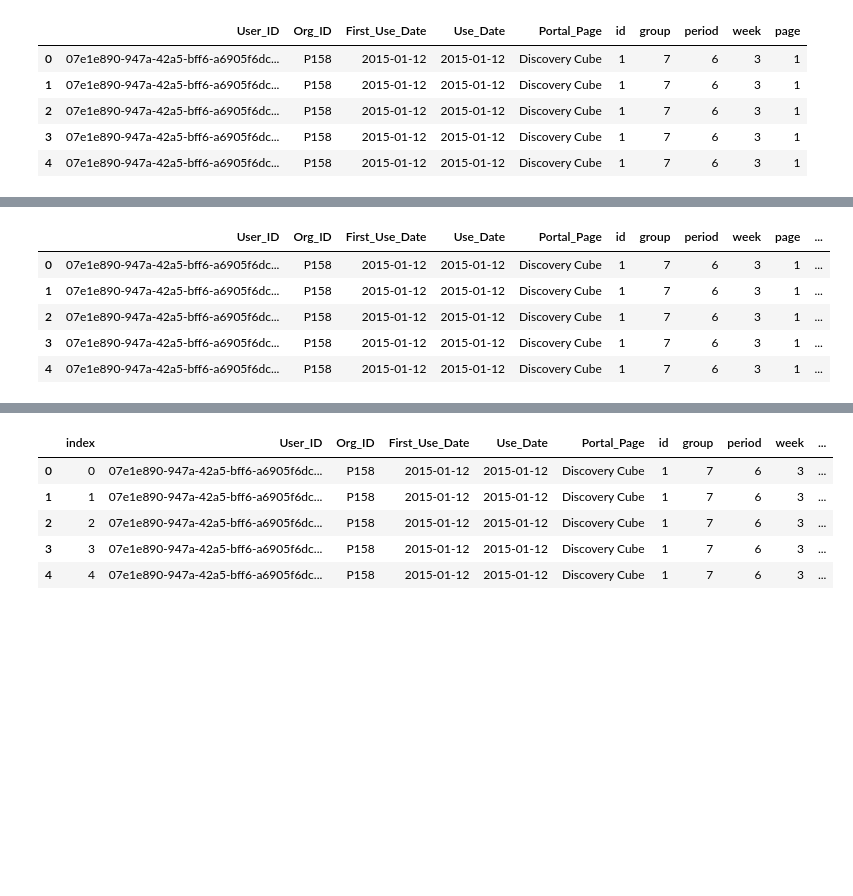
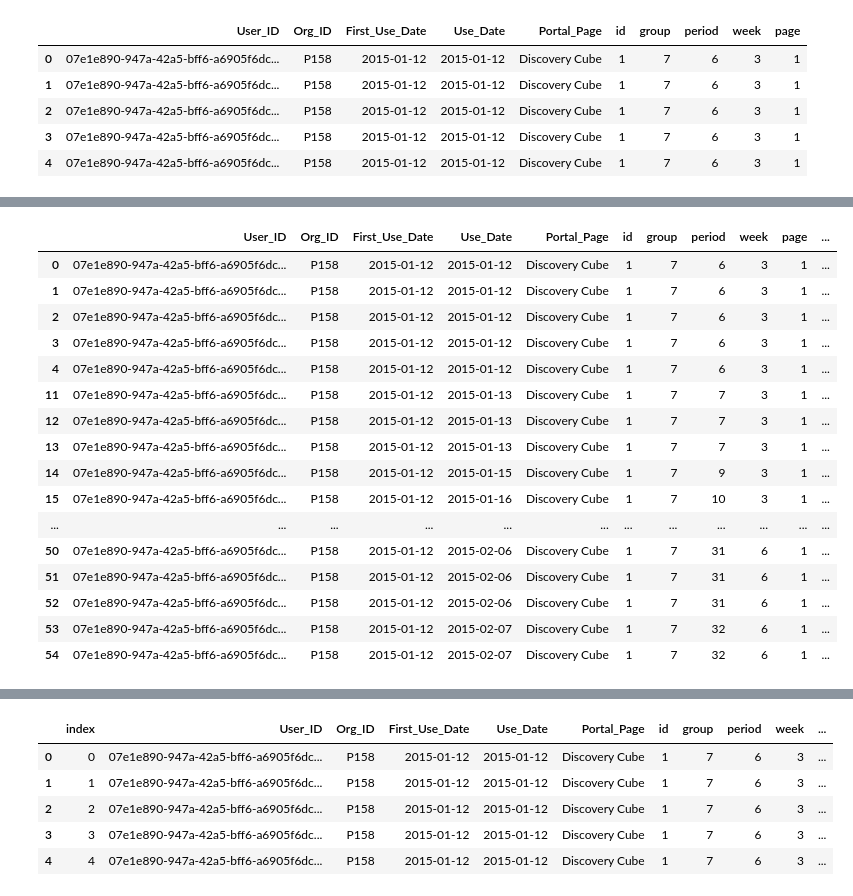
Before and after one commit to ChristopherDaigle/ConvexOptimizationWithPython, a Jupyter notebook: NotesAndTutorials/r4.ipynb, the cells around one changed output, grey strips where cells are left out. Saved outputs shown, nothing was run; the diff lists cells and outputs as text; code cells hidden in the pictures; blank space fills up the shorter version.

```diff
--- a/NotesAndTutorials/r4.ipynb
+++ b/NotesAndTutorials/r4.ipynb
@@ -60,7 +60,7 @@ import matplotlib.pyplot as plt
 sns.set()
 # %%
 # Importing
-df = pd.read_excel('/Users/mbair/Git/ConvexOptimizationWithPython/Data/DSx.xlsx', sheet_name = 'Data')
+df = pd.read_excel('/Users/daiglechris/Git/ConvexOptimizationWithPython/Data/DSx.xlsx', sheet_name = 'Data')
 df.head(5)
 # %% [output]
 |  | User_ID | Org_ID | First_Use_Date | Use_Date | Portal_Page |
@@ -152,3 +130,25 @@ df.head()
 | 2 | 07e1e890-947a-42a5-bff6-a6905f6dc... | P158 | 2015-01-12 | 2015-01-12 | Discovery Cube | 1 | 7 | 6 | 3 | 1 |
 | 3 | 07e1e890-947a-42a5-bff6-a6905f6dc... | P158 | 2015-01-12 | 2015-01-12 | Discovery Cube | 1 | 7 | 6 | 3 | 1 |
 | 4 | 07e1e890-947a-42a5-bff6-a6905f6dc... | P158 | 2015-01-12 | 2015-01-12 | Discovery Cube | 1 | 7 | 6 | 3 | 1 |
+# %%
+# Construct variables for overall views grouped by id, dates, pages, and groups
+
+# Total number of days each unique user appears in the data set
+numDays = pd.DataFrame(df.groupby('User_ID')['Use_Date'].nunique())
+numDays.columns = ['numDays']
+df = pd.merge(df, numDays, how = 'inner', on = 'User_ID')
+
+# Total times each unique user appears in the data set
+df['totalOverall'] = df.groupby('User_ID')['User_ID'].transform('count')
+
+# Total number of times each unique user accessed a page
+df1 = df.groupby(['User_ID','Portal_Page']).count().reset_index()[['User_ID','Portal_Page', 'page']]
+df1.rename(columns={'page':'pageCount'}, inplace=True)
+df = pd.merge(df,df1, how = 'inner', on = ['User_ID', 'Portal_Page'])
+
+# Total number of times each unique user access a specific page on specific date in the data set
+numDaysPage = pd.DataFrame(df.groupby(['Use_Date', 'User_ID'])['Portal_Page'].count().reset_index()[['Use_Date', 'User_ID','Portal_Page']])
+numDaysPage.rename(columns={'Portal_Page':'pageCountByDay'}, inplace=True)
+df = pd.merge(df, numDaysPage, how = 'inner', on = ['Use_Date', 'User_ID'])
+
+df.head()
@@ -155,18 +167,27 @@ df.head()
 # %%
-# This gives me the count of pages for each unique user overall
-df1 = df.groupby(['User_ID','Portal_Page']).count().reset_index()[['User_ID','Portal_Page', 'page']]
-df1.rename(columns={'page':'pageCount'}, inplace=True)
-df1.head()
-df2 = df
-df2 = pd.merge(df2,df1, how = 'inner', on = ['User_ID', 'Portal_Page'])
-df2.head()
+# Total number of times each unique user access a specific page on specific date in the data set
+numDaysPage = pd.DataFrame(df.groupby(['Use_Date', 'User_ID'])['Portal_Page'].count().reset_index()[['Use_Date', 'User_ID','Portal_Page']])
+numDaysPage.rename(columns={'Portal_Page':'pageCountByDay'}, inplace=True)
+df1 = pd.merge(df, numDaysPage, how = 'inner', on = ['Use_Date', 'User_ID'])
+df1[(df1['id'] == '1') & (df['Portal_Page'] == 'Discovery Cube')].groupby('Use_Date').head()
 # %% [output]
 |  | User_ID | Org_ID | First_Use_Date | Use_Date | Portal_Page | id | group | period | week | page | ... |
 | 0 | 07e1e890-947a-42a5-bff6-a6905f6dc... | P158 | 2015-01-12 | 2015-01-12 | Discovery Cube | 1 | 7 | 6 | 3 | 1 | ... |
 | 1 | 07e1e890-947a-42a5-bff6-a6905f6dc... | P158 | 2015-01-12 | 2015-01-12 | Discovery Cube | 1 | 7 | 6 | 3 | 1 | ... |
 | 2 | 07e1e890-947a-42a5-bff6-a6905f6dc... | P158 | 2015-01-12 | 2015-01-12 | Discovery Cube | 1 | 7 | 6 | 3 | 1 | ... |
 | 3 | 07e1e890-947a-42a5-bff6-a6905f6dc... | P158 | 2015-01-12 | 2015-01-12 | Discovery Cube | 1 | 7 | 6 | 3 | 1 | ... |
 | 4 | 07e1e890-947a-42a5-bff6-a6905f6dc... | P158 | 2015-01-12 | 2015-01-12 | Discovery Cube | 1 | 7 | 6 | 3 | 1 | ... |
+| 11 | 07e1e890-947a-42a5-bff6-a6905f6dc... | P158 | 2015-01-12 | 2015-01-13 | Discovery Cube | 1 | 7 | 7 | 3 | 1 | ... |
+| 12 | 07e1e890-947a-42a5-bff6-a6905f6dc... | P158 | 2015-01-12 | 2015-01-13 | Discovery Cube | 1 | 7 | 7 | 3 | 1 | ... |
+| 13 | 07e1e890-947a-42a5-bff6-a6905f6dc... | P158 | 2015-01-12 | 2015-01-13 | Discovery Cube | 1 | 7 | 7 | 3 | 1 | ... |
+| 14 | 07e1e890-947a-42a5-bff6-a6905f6dc... | P158 | 2015-01-12 | 2015-01-15 | Discovery Cube | 1 | 7 | 9 | 3 | 1 | ... |
+| 15 | 07e1e890-947a-42a5-bff6-a6905f6dc... | P158 | 2015-01-12 | 2015-01-16 | Discovery Cube | 1 | 7 | 10 | 3 | 1 | ... |
+| ... | ... | ... | ... | ... | ... | ... | ... | ... | ... | ... | ... |
+| 50 | 07e1e890-947a-42a5-bff6-a6905f6dc... | P158 | 2015-01-12 | 2015-02-06 | Discovery Cube | 1 | 7 | 31 | 6 | 1 | ... |
+| 51 | 07e1e890-947a-42a5-bff6-a6905f6dc... | P158 | 2015-01-12 | 2015-02-06 | Discovery Cube | 1 | 7 | 31 | 6 | 1 | ... |
+| 52 | 07e1e890-947a-42a5-bff6-a6905f6dc... | P158 | 2015-01-12 | 2015-02-06 | Discovery Cube | 1 | 7 | 31 | 6 | 1 | ... |
+| 53 | 07e1e890-947a-42a5-bff6-a6905f6dc... | P158 | 2015-01-12 | 2015-02-07 | Discovery Cube | 1 | 7 | 32 | 6 | 1 | ... |
+| 54 | 07e1e890-947a-42a5-bff6-a6905f6dc... | P158 | 2015-01-12 | 2015-02-07 | Discovery Cube | 1 | 7 | 32 | 6 | 1 | ... |
 # %%
 df1.head()
 # %% [output]
```
Also changed, not shown: parts of 4 cells of this notebook.
